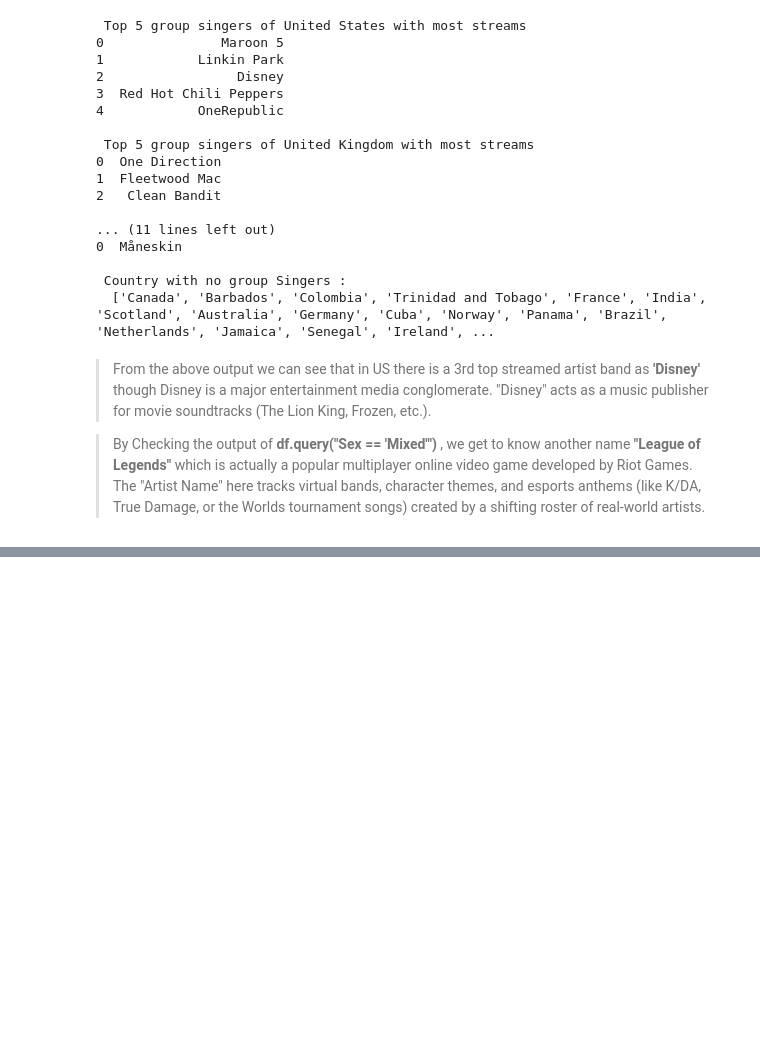
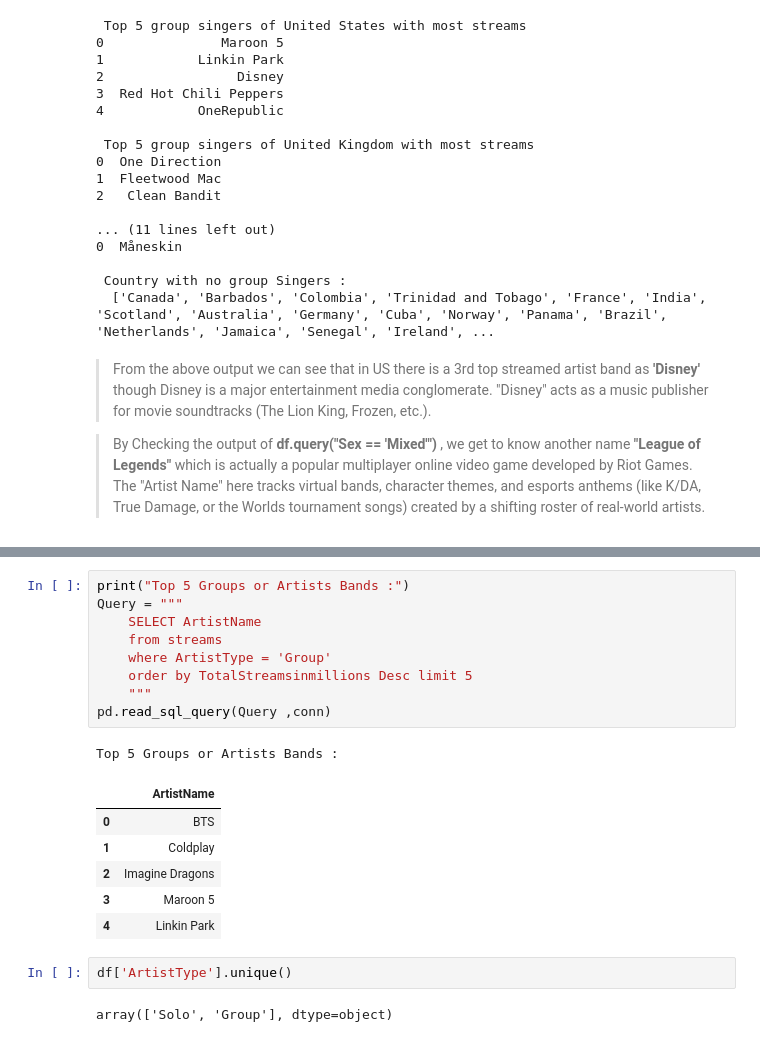
Before and after one commit to satyam2006-cmd/DataForge, a Jupyter notebook: Journey_milestones_and_mini_projects/most-streamed-artist-on-spotify.ipynb, the cells around one changed output, grey strips where cells are left out. Drawn from its saved outputs; the diff is of its cells as text; blank space fills up the shorter version.

```diff
--- a/Journey_milestones_and_mini_projects/most-streamed-artist-on-spotify.ipynb
+++ b/Journey_milestones_and_mini_projects/most-streamed-artist-on-spotify.ipynb
@@ -417,0 +477,21 @@ df.query("PrimaryGenre == 'Soundtrack' and ArtistType == 'Group' ")
+# %%
+print("Top 5 Groups or Artists Bands :")
+Query = """
+    SELECT ArtistName
+    from streams
+    where ArtistType = 'Group'
+    order by TotalStreamsinmillions Desc limit 5
+    """
+pd.read_sql_query(Query ,conn)
+# %% [output]
+Top 5 Groups or Artists Bands :
+|  | ArtistName |
+| 0 | BTS |
+| 1 | Coldplay |
+| 2 | Imagine Dragons |
+| 3 | Maroon 5 |
+| 4 | Linkin Park |
+# %%
+df['ArtistType'].unique()
+# %% [output]
+array(['Solo', 'Group'], dtype=object)
```
Also changed, not shown: parts of 15 cells of this notebook.
